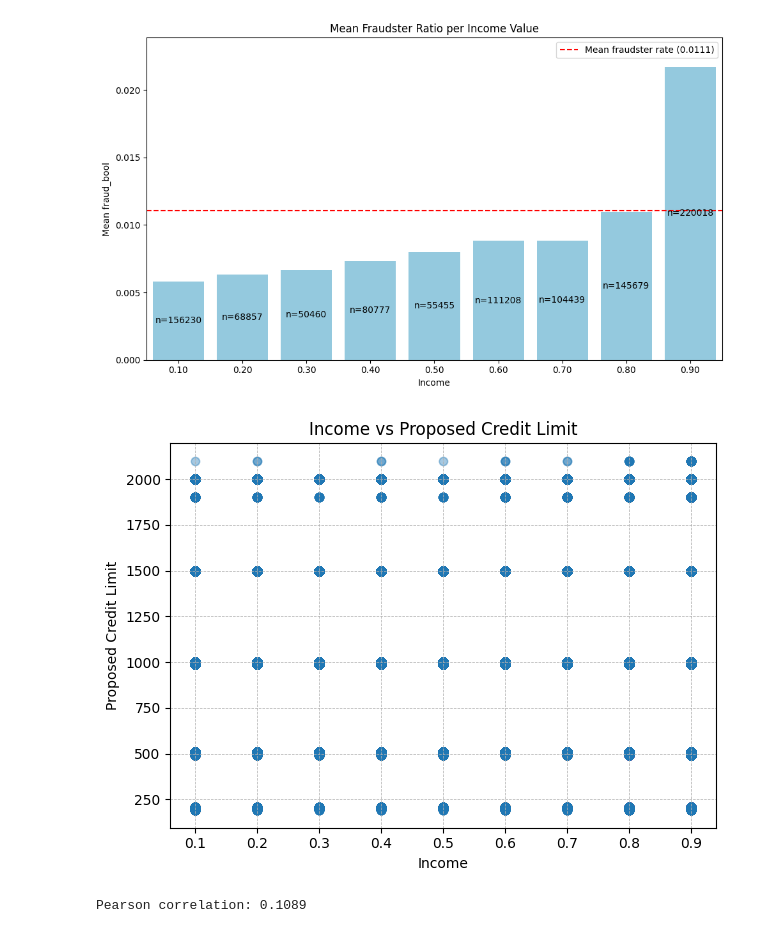
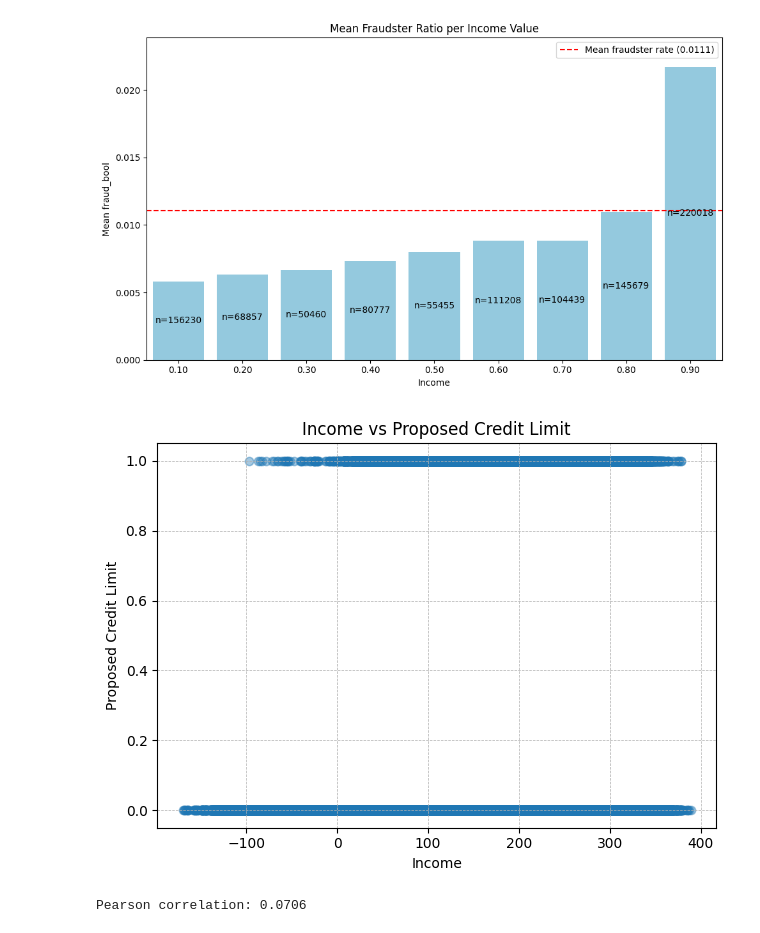
Before and after one commit to pepijn-lens/bankfraud, a Jupyter notebook: src/data_inspection.ipynb, the cells around one changed output. Cells and saved outputs as stored; diff of their text form; code cells hidden in the pictures.

```diff
--- a/src/data_inspection.ipynb
+++ b/src/data_inspection.ipynb
@@ -285,21 +285,21 @@ print(classification_report(y_val, y_pred))
 # %%
 import matplotlib.pyplot as plt
 
 plt.scatter(
-    df["income"],
-    df["proposed_credit_limit"],
+    df["credit_risk_score"],
+    df["fraud_bool"],
     alpha=0.4,
 )
 
 plt.xlabel("Income")
 plt.ylabel("Proposed Credit Limit")
 plt.title("Income vs Proposed Credit Limit")
 
 plt.grid(True, linestyle="--", linewidth=0.5)
 plt.tight_layout()
 plt.show()
-corr = df["income"].corr(df["proposed_credit_limit"])
+corr = df["credit_risk_score"].corr(df["fraud_bool"])
 print(f"Pearson correlation: {corr:.4f}")
 # %% [output]
-[figure, old version]
+[figure, new version]
-Pearson correlation: 0.1089
+Pearson correlation: 0.0706
```
Also changed, not shown: 3 other files.
